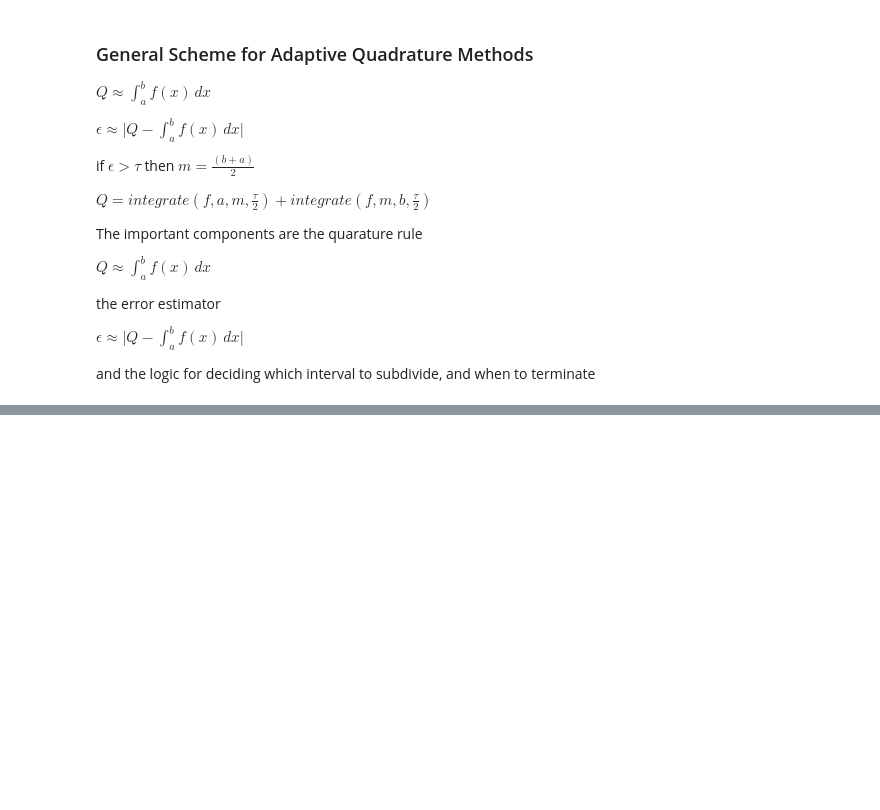
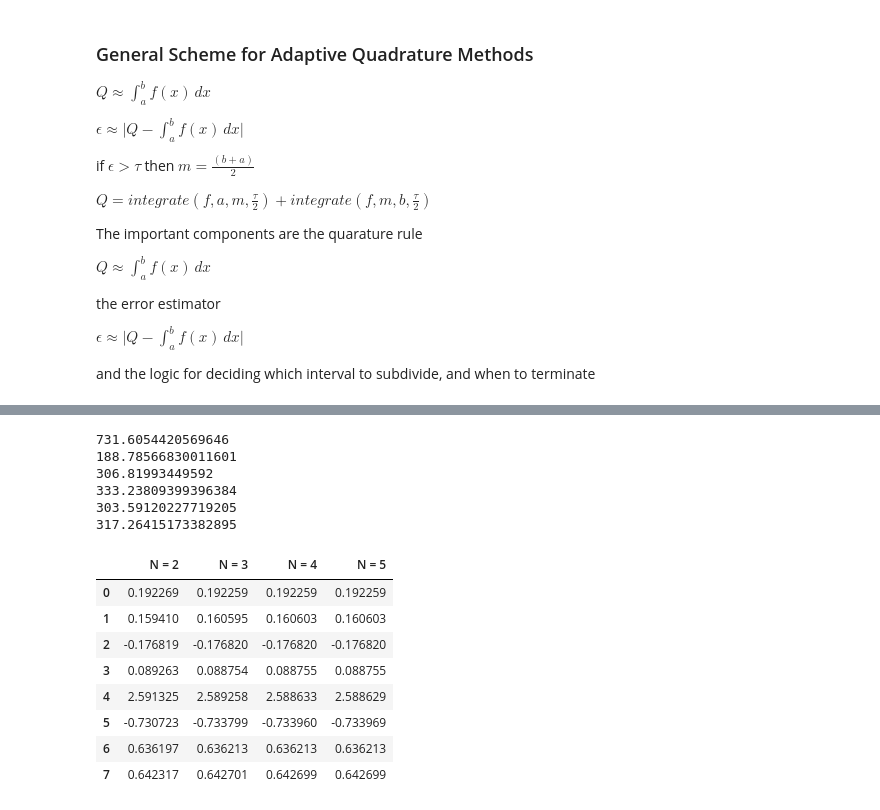
Before and after one commit to Haus226/numericAnalysis, a Jupyter notebook: Chapter 4.ipynb, the cells around one changed output, grey strips where cells are left out. Drawn from its saved outputs; the diff is of its cells as text; code cells hidden in the pictures; blank space fills up the shorter version.

Commit message:
Implement Gaussian Quadrature

```diff
--- a/Chapter 4.ipynb
+++ b/Chapter 4.ipynb
@@ -92,7 +216,7 @@ def Midpoint(func:Callable[[Union[float, int, np.ndarray]], Union[float, int]],
     return approx
 # %%
 # Version 2 which can only be used when n is even
-def Midpoint_(func:Callable[[Union[float, int, np.ndarray]], Union[float, int]],
+def CompositeMidpoint_(func:Callable[[Union[float, int, np.ndarray]], Union[float, int]],
            a:Union[float, int],
            b:Union[float, int],
            h:Union[float, int]=None,
@@ -169,7 +293,7 @@ def NewtonDiff(func: Union[Callable[[Union[float, int]], float],
 
     return interpolation if not return_Q else (interpolation, Q)
 # %%
-def Simpson(func:Callable[[Union[float, int, np.ndarray]], Union[float, int]],
+def CompositeSimpson(func:Callable[[Union[float, int, np.ndarray]], Union[float, int]],
            a:Union[float, int],
            b:Union[float, int],
            h:Union[float, int]=None,
@@ -478,0 +648,15 @@ and the logic for deciding which interval to subdivide, and when to terminate
+# %%
+def GaussianLegendre(func, a, b, n):
+    degree = np.zeros(n + 1)
+    degree[-1] = 1
+    roots = np.polynomial.Legendre(degree).roots()
+    coef = np.zeros(n, dtype=float)
+    transformed_func = lambda x: func(((b - a) * x + (b + a)) / 2) * (b - a) / 2
+    p = transformed_func(roots)
+    for idx in range(n):
+        idxs = np.arange(n) != idx
+        poly = np.polynomial.Polynomial.fromroots(roots[idxs])
+        an_poly = np.polynomial.Polynomial.integ(poly)
+        coef[idx] = an_poly(1) - an_poly(-1)
+        coef[idx] /= np.prod(roots[idx] - roots[idxs])
+    return np.sum(coef * p)
@@ -478,0 +669,59 @@ and the logic for deciding which interval to subdivide, and when to terminate
+# %%
+# Example 2
+f = lambda x: x ** 6 - x ** 2 * np.sin(2 * x)
+print(closedNewtonCotes(f, 1, 3, 1))
+print(openNewtonCotes(f, 1, 3, 1))
+print(GaussianLegendre(f, 1, 3, 2))
+
+print(closedNewtonCotes(f, 1, 3, 2))
+print(openNewtonCotes(f, 1, 3, 2))
+print(GaussianLegendre(f, 1, 3, 3))
+# %% [output]
+731.6054420569646
+188.78566830011601
+306.81993449592
+333.23809399396384
+303.59120227719205
+317.26415173382895
+# %%
+import pandas as pd
+# Exercise 1
+f = [
+    lambda x: x ** 2 * np.log(x),
+    lambda x: x ** 2 * np.exp(-x),
+    lambda x: 2 / (x ** 2 - 4),
+    lambda x: x ** 2 * np.sin(x),
+    lambda x: np.exp(3 * x) * np.sin(2 * x),
+    lambda x: (2 * x) / (x ** 2 - 4),
+    lambda x: x / np.sqrt(x ** 2 - 4),
+    lambda x: np.cos(x) ** 2
+]
+
+a = [1, 0, 0, 0, 0, 1, 3, 0]
+b = [1.5, 1, 0.35, np.pi / 4, np.pi / 4, 1.6, 3.5, np.pi / 4]
+
+n2 = []
+n3 = []
+n4 = []
+n5 = []
+
+for idx in range(len(f)):
+    n2.append(GaussianLegendre(f[idx], a[idx], b[idx], 2))
+    n3.append(GaussianLegendre(f[idx], a[idx], b[idx], 3))
+    n4.append(GaussianLegendre(f[idx], a[idx], b[idx], 4))
+    n5.append(GaussianLegendre(f[idx], a[idx], b[idx], 5))
+n = [n2, n3, n4, n5]
+
+pd.DataFrame({
+    f"N = {idx + 2}": n[idx] for idx in range(len(n))
+})
+# %% [output]
+|  | N = 2 | N = 3 | N = 4 | N = 5 |
+| 0 | 0.192269 | 0.192259 | 0.192259 | 0.192259 |
+| 1 | 0.159410 | 0.160595 | 0.160603 | 0.160603 |
+| 2 | -0.176819 | -0.176820 | -0.176820 | -0.176820 |
+| 3 | 0.089263 | 0.088754 | 0.088755 | 0.088755 |
+| 4 | 2.591325 | 2.589258 | 2.588633 | 2.588629 |
+| 5 | -0.730723 | -0.733799 | -0.733960 | -0.733969 |
+| 6 | 0.636197 | 0.636213 | 0.636213 | 0.636213 |
+| 7 | 0.642317 | 0.642701 | 0.642699 | 0.642699 |
```
Also changed, not shown: parts of 20 cells of this notebook, 1 other file.
